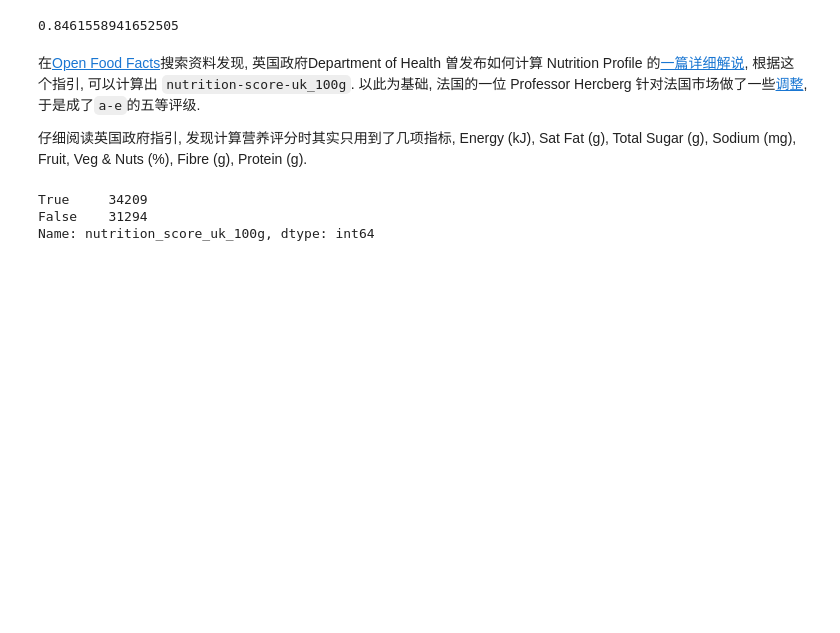
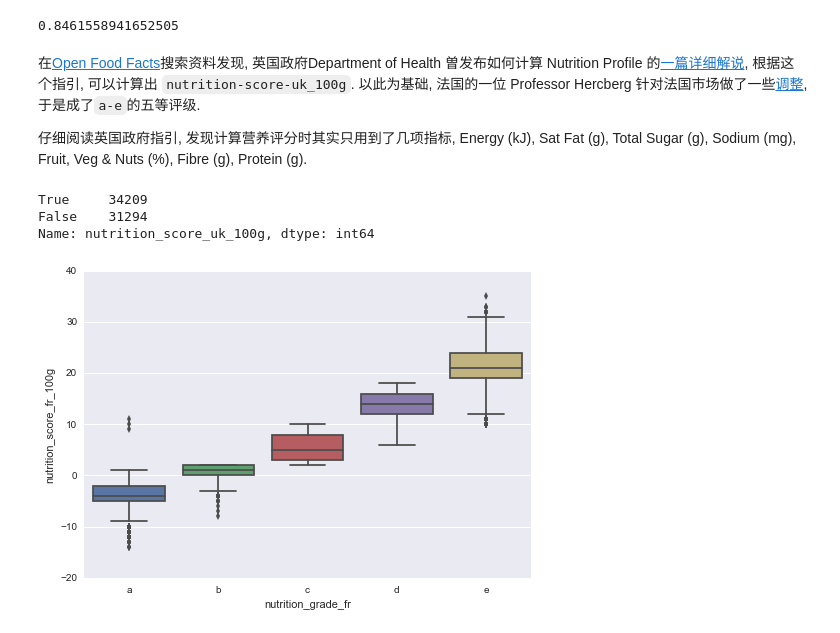
Before and after one commit to bambooom/Data-Science-Practice, a Jupyter notebook: notebook/What-to-Eat.ipynb, the cells around one changed output. Saved outputs shown, nothing was run; the diff lists cells and outputs as text; code cells hidden in the pictures; blank space fills up the shorter version.

Commit message:
add boxplot

```diff
--- a/notebook/What-to-Eat.ipynb
+++ b/notebook/What-to-Eat.ipynb
@@ -238,3 +238,8 @@ foodfacts.nutrition_score_uk_100g.isnull().value_counts()
 True     34209
 False    31294
 Name: nutrition_score_uk_100g, dtype: int64
+# %%
+ax=sns.boxplot(x='nutrition_grade_fr', y='nutrition_score_fr_100g',data=food_fr_grade,
+              order=['a','b','c','d','e']);
+# %% [output]
+[figure, added]
```
Also changed, not shown: parts of 2 cells of this notebook.
